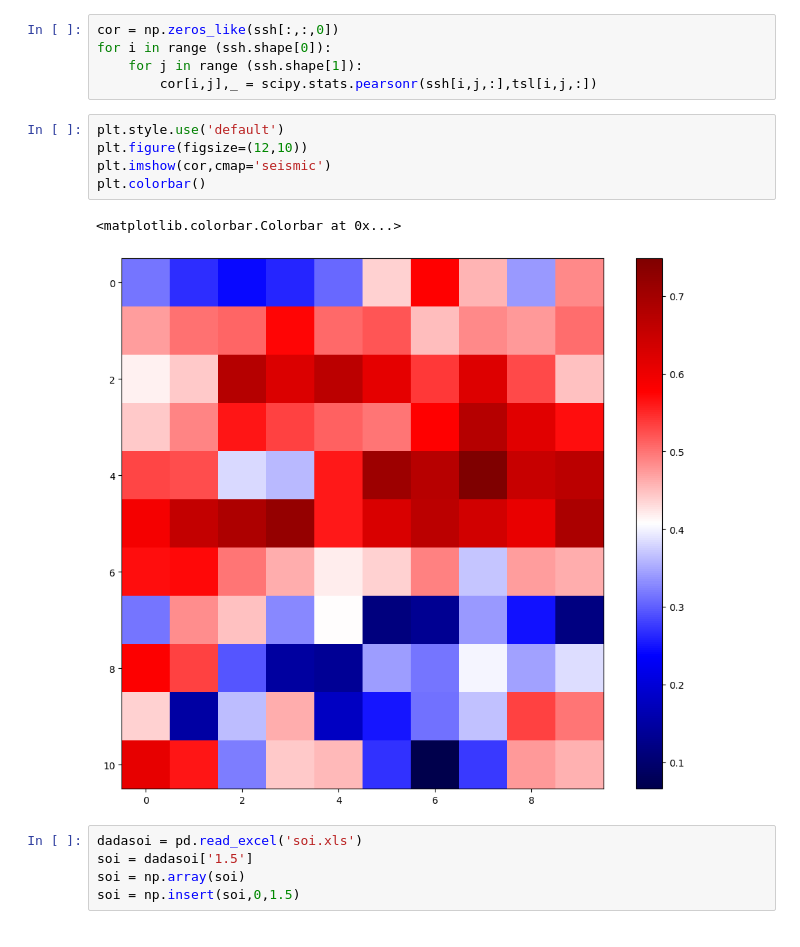
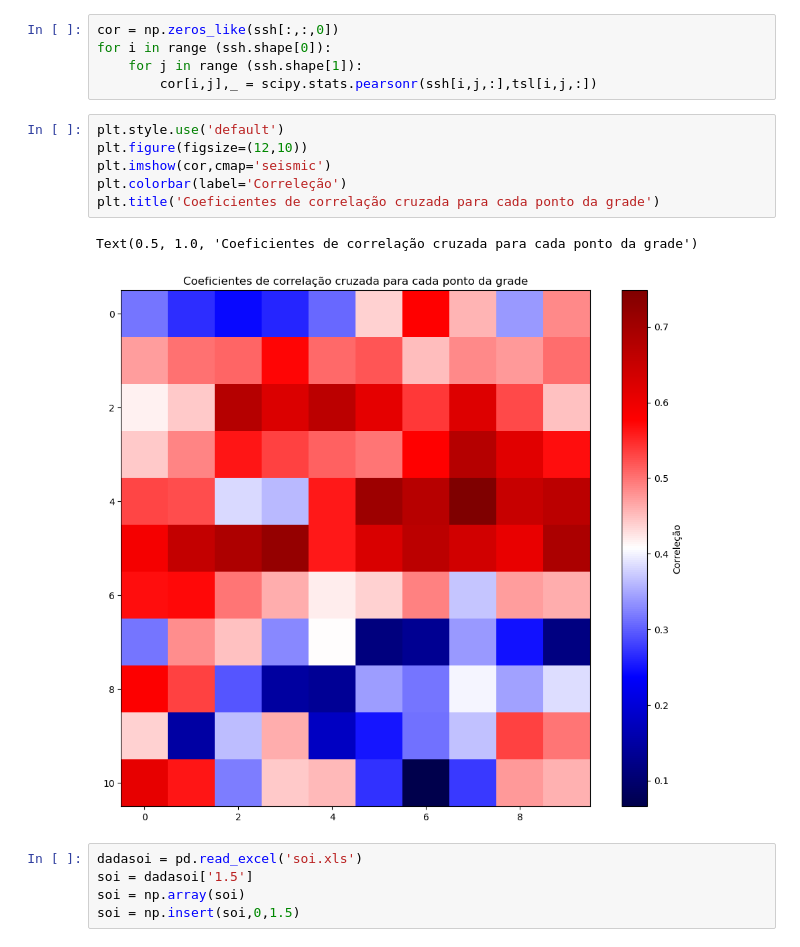
Before and after one commit to LSalimene/Analise-Series-temporais-em-oceano, a Jupyter notebook: lista3/lista3.ipynb, the cells around one changed output. Drawn from its saved outputs; the diff is of its cells as text.

```diff
--- a/lista3/lista3.ipynb
+++ b/lista3/lista3.ipynb
@@ -72,11 +81,12 @@ for i in range (ssh.shape[0]):
 # %%
 plt.style.use('default')
 plt.figure(figsize=(12,10))
 plt.imshow(cor,cmap='seismic')
-plt.colorbar()
+plt.colorbar(label='Correleção')
+plt.title('Coeficientes de correlação cruzada para cada ponto da grade')
 # %% [output]
-<matplotlib.colorbar.Colorbar at 0x...>
+Text(0.5, 1.0, 'Coeficientes de correlação cruzada para cada ponto da grade')
-[figure, old version]
+[figure, new version]
 # %%
 dadasoi = pd.read_excel('soi.xls')
 soi = dadasoi['1.5']
```
Also changed, not shown: parts of 3 cells of this notebook, 18 other files.
